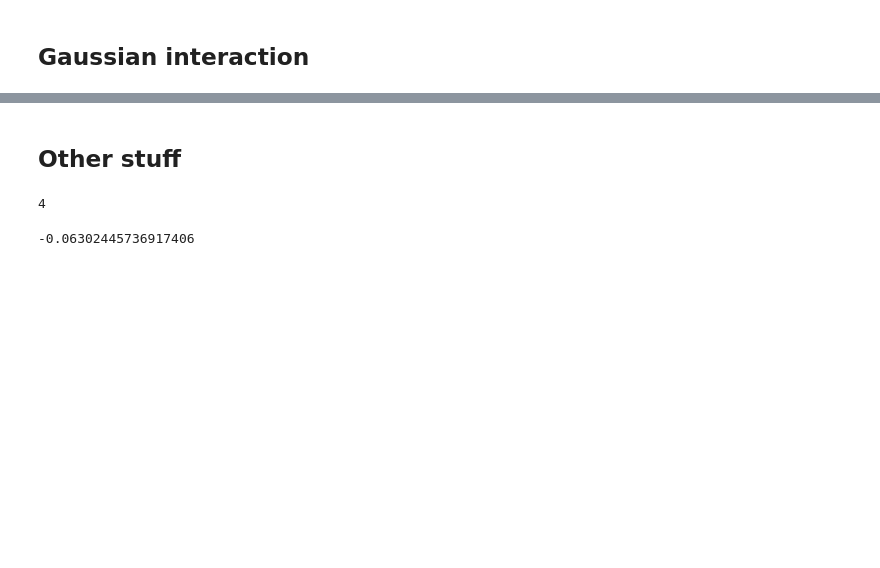
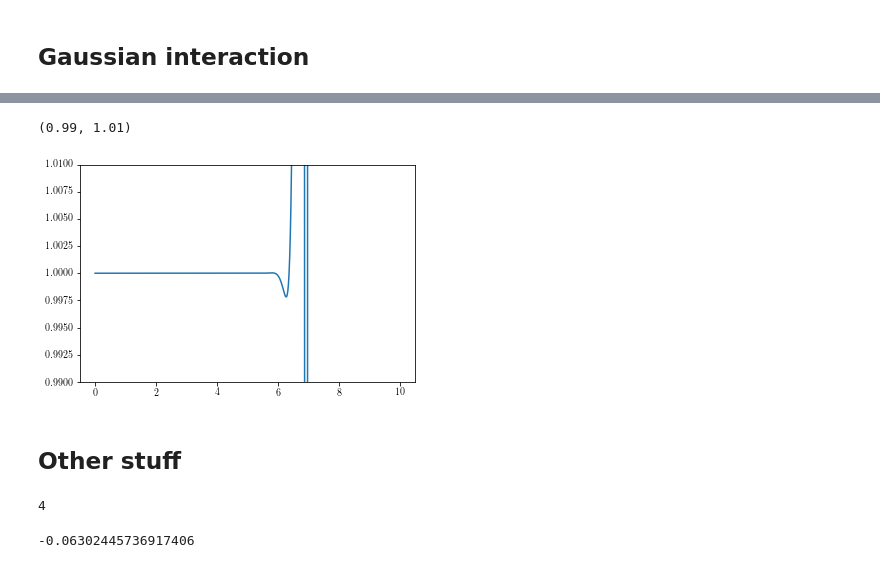
Before and after one commit to akshaykri/QH_ED, a Jupyter notebook: examples/Haldane.ipynb, the cells around one changed output, grey strips where cells are left out. Drawn from its saved outputs; the diff is of its cells as text; code cells hidden in the pictures; blank space fills up the shorter version.

```diff
--- a/examples/Haldane.ipynb
+++ b/examples/Haldane.ipynb
@@ -200,3 +152,10 @@ f.tight_layout()
+# %%
+f, ax = plt.subplots()
+ax.plot(k, np.abs(Vkpp*FF2)/(Vk*FF2))
+ax.set_ylim(0.99, 1.01)
+# %% [output]
+(0.99, 1.01)
+[figure, added]
 # %% [markdown]
 ## Other stuff
 # %%
```
Also changed, not shown: parts of 19 cells of this notebook, 3 other files.
